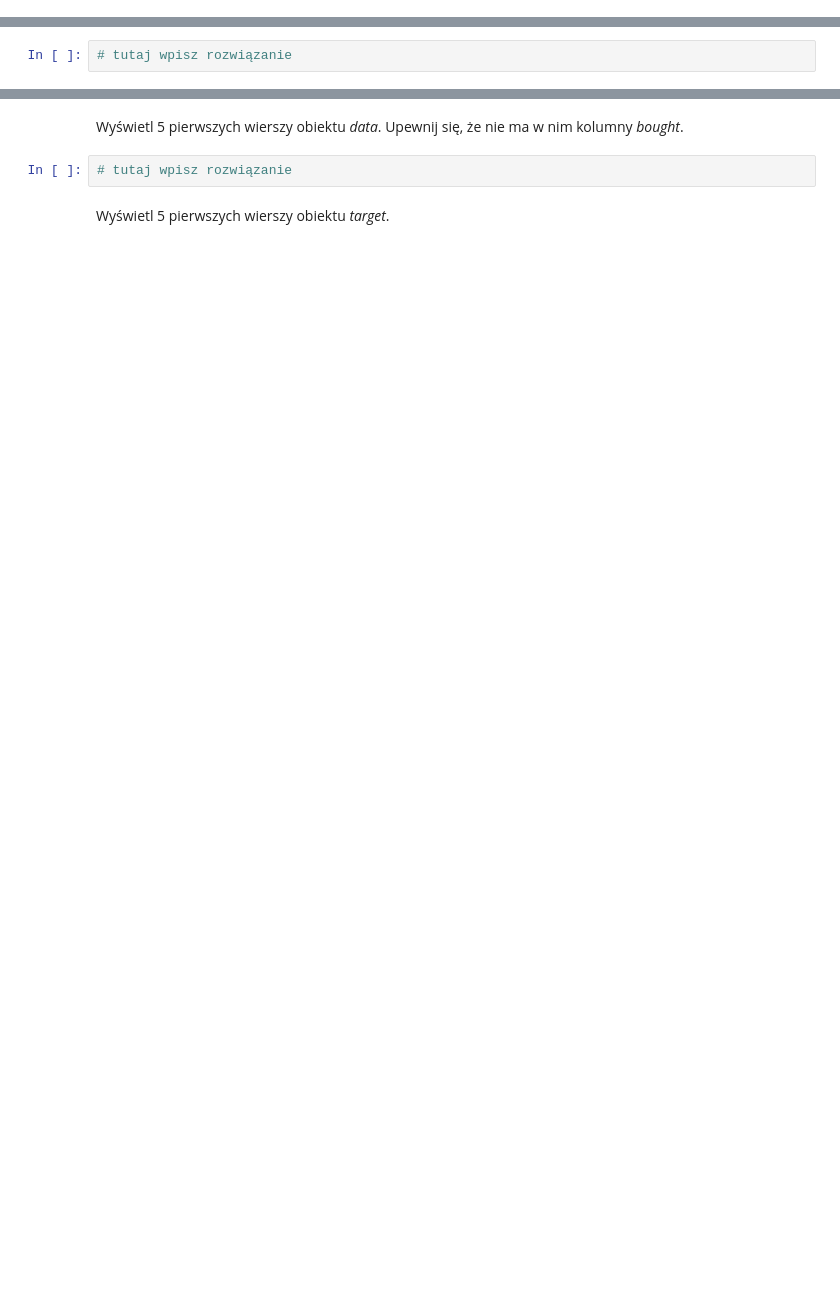
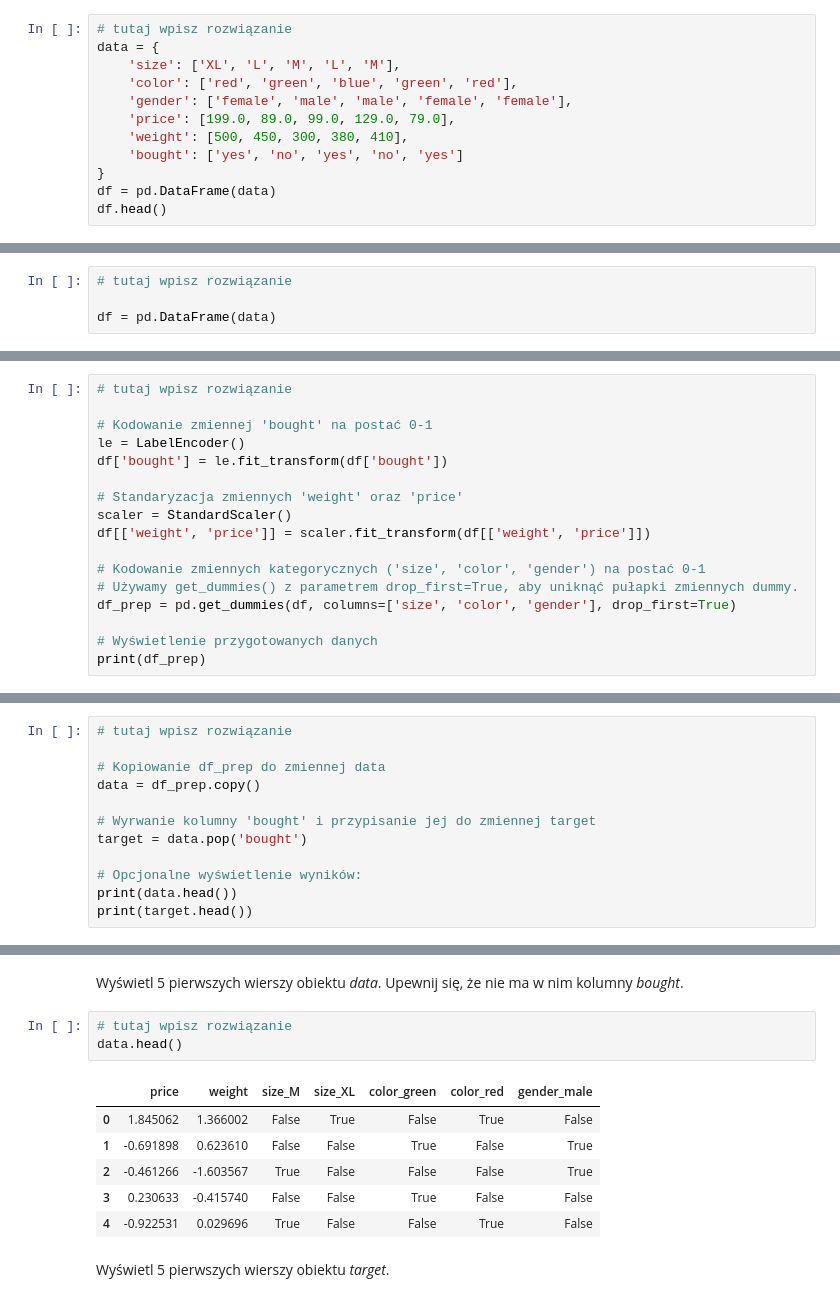
Before and after one commit to sebekpro/python-krakowiak, a Jupyter notebook: 250-data-science-bootcamp-w-jezyku-python/191_200_exercises.ipynb, the cells around one changed output, grey strips where cells are left out. Cells and saved outputs as stored; diff of their text form; blank space fills up the shorter version.

```diff
--- a/250-data-science-bootcamp-w-jezyku-python/191_200_exercises.ipynb
+++ b/250-data-science-bootcamp-w-jezyku-python/191_200_exercises.ipynb
@@ -41,0 +42,12 @@ data = {
+# %%
+# tutaj wpisz rozwiązanie
+data = {
+    'size': ['XL', 'L', 'M', 'L', 'M'],
+    'color': ['red', 'green', 'blue', 'green', 'red'],
+    'gender': ['female', 'male', 'male', 'female', 'female'],
+    'price': [199.0, 89.0, 99.0, 129.0, 79.0],
+    'weight': [500, 450, 300, 380, 410],
+    'bought': ['yes', 'no', 'yes', 'no', 'yes']
+}
+df = pd.DataFrame(data)
+df.head()
@@ -97,6 +329,8 @@ Wykorzystując bibliotekę do uczenia maszynowego _scikit-learn_ oraz klasę _St
 Wczytaj raz jeszcze słownik _data_ do obiektu _DataFrame_ o nazwie _df_.
 # %%
 # tutaj wpisz rozwiązanie
+
+df = pd.DataFrame(data)
 # %% [markdown]
 Przygotuj dane do modelu uczenia maszynowego:
 * wykorzystując klasę LabelEncoder dokonaj kodowania 0-1 zmiennej _bought_
@@ -108,0 +341,17 @@ Przypisz zmiany do zmiennej _df_prep_.
+# %%
+# tutaj wpisz rozwiązanie
+
+# Kodowanie zmiennej 'bought' na postać 0-1
+le = LabelEncoder()
+df['bought'] = le.fit_transform(df['bought'])
+
+# Standaryzacja zmiennych 'weight' oraz 'price'
+scaler = StandardScaler()
+df[['weight', 'price']] = scaler.fit_transform(df[['weight', 'price']])
+
+# Kodowanie zmiennych kategorycznych ('size', 'color', 'gender') na postać 0-1
+# Używamy get_dummies() z parametrem drop_first=True, aby uniknąć pułapki zmiennych dummy.
+df_prep = pd.get_dummies(df, columns=['size', 'color', 'gender'], drop_first=True)
+
+# Wyświetlenie przygotowanych danych
+print(df_prep)
@@ -113,0 +379,12 @@ Skopiuj obiekt _df_prep_ do zmiennej _data_. Następnie wyrwij z tego obiektu ko
+# %%
+# tutaj wpisz rozwiązanie
+
+# Kopiowanie df_prep do zmiennej data
+data = df_prep.copy()
+
+# Wyrwanie kolumny 'bought' i przypisanie jej do zmiennej target
+target = data.pop('bought')
+
+# Opcjonalne wyświetlenie wyników:
+print(data.head())
+print(target.head())
@@ -115,6 +405,14 @@ Skopiuj obiekt _df_prep_ do zmiennej _data_. Następnie wyrwij z tego obiektu ko
 Wyświetl 5 pierwszych wierszy obiektu _data_. Upewnij się, że nie ma w nim kolumny _bought_.
 # %%
 # tutaj wpisz rozwiązanie
+data.head()
+# %% [output]
+|  | price | weight | size_M | size_XL | color_green | color_red | gender_male |
+| 0 | 1.845062 | 1.366002 | False | True | False | True | False |
+| 1 | -0.691898 | 0.623610 | False | False | True | False | True |
+| 2 | -0.461266 | -1.603567 | True | False | False | False | True |
+| 3 | 0.230633 | -0.415740 | False | False | True | False | False |
+| 4 | -0.922531 | 0.029696 | True | False | False | True | False |
 # %% [markdown]
 Wyświetl 5 pierwszych wierszy obiektu _target_.
 # %%
```
Also changed, not shown: parts of 45 cells of this notebook.
